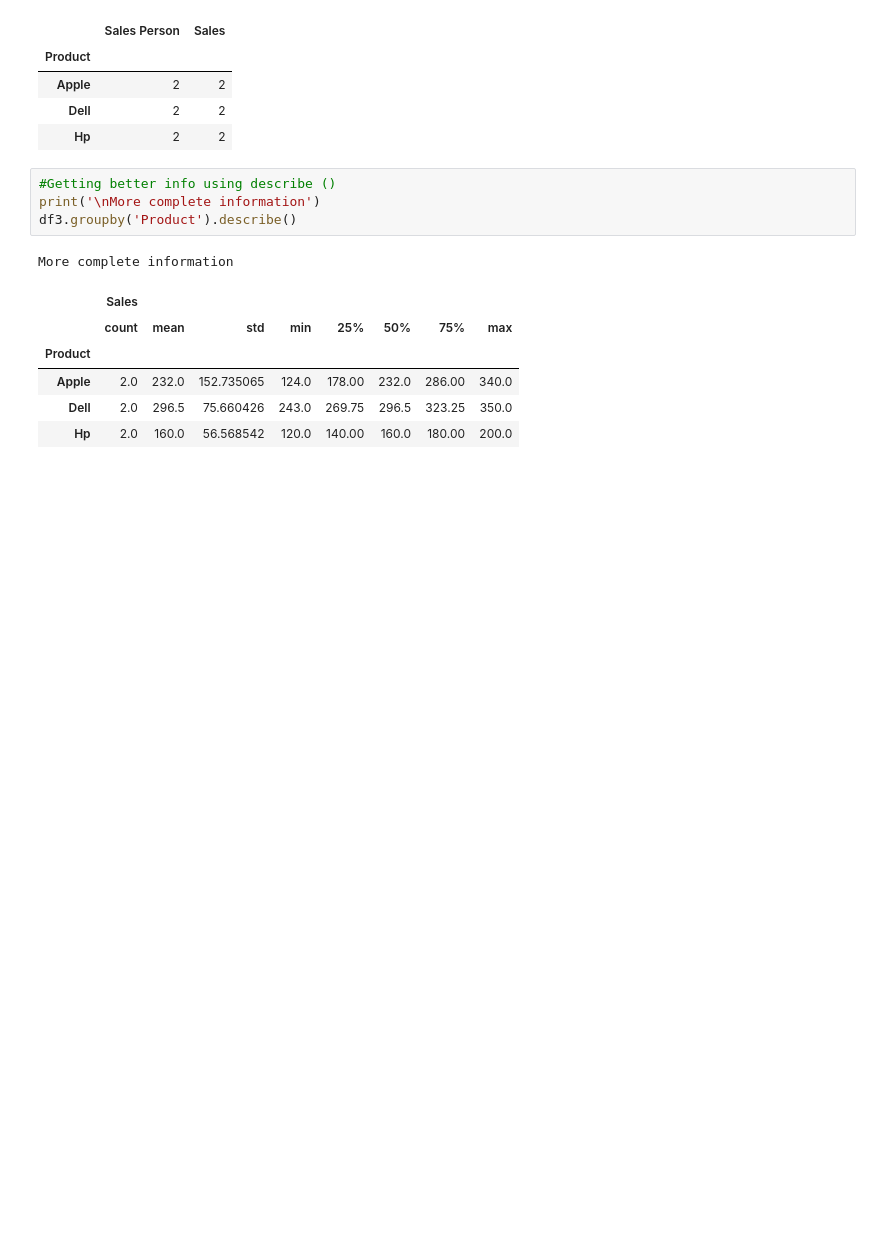
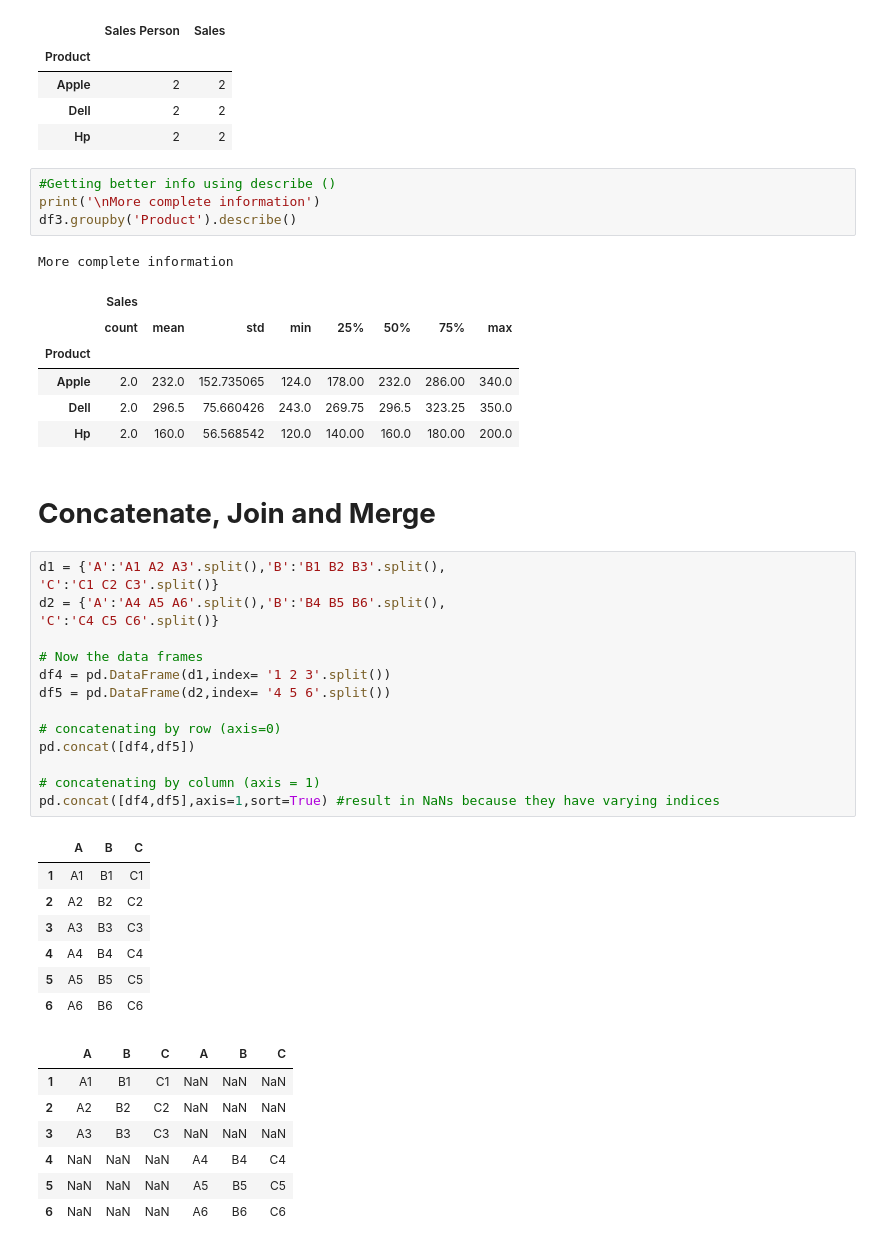
Before and after one commit to wellbg/Bibliotecas_python, a Jupyter notebook: Pandas.ipynb, the cells around one changed output. Drawn from its saved outputs; the diff is of its cells as text; blank space fills up the shorter version.

```diff
--- a/Pandas.ipynb
+++ b/Pandas.ipynb
@@ -582,3 +582,35 @@ More complete information
 | Apple | 2.0 | 232.0 | 152.735065 | 124.0 | 178.00 | 232.0 | 286.00 | 340.0 |
 | Dell | 2.0 | 296.5 | 75.660426 | 243.0 | 269.75 | 296.5 | 323.25 | 350.0 |
 | Hp | 2.0 | 160.0 | 56.568542 | 120.0 | 140.00 | 160.0 | 180.00 | 200.0 |
+# %% [markdown]
+# **Concatenate, Join and Merge**
+# %%
+d1 = {'A':'A1 A2 A3'.split(),'B':'B1 B2 B3'.split(),
+'C':'C1 C2 C3'.split()}
+d2 = {'A':'A4 A5 A6'.split(),'B':'B4 B5 B6'.split(),
+'C':'C4 C5 C6'.split()}
+
+# Now the data frames
+df4 = pd.DataFrame(d1,index= '1 2 3'.split())
+df5 = pd.DataFrame(d2,index= '4 5 6'.split())
+
+# concatenating by row (axis=0)
+pd.concat([df4,df5])
+
+# concatenating by column (axis = 1)
+pd.concat([df4,df5],axis=1,sort=True) #result in NaNs because they have varying indices
+# %% [output]
+|  | A | B | C |
+| 1 | A1 | B1 | C1 |
+| 2 | A2 | B2 | C2 |
+| 3 | A3 | B3 | C3 |
+| 4 | A4 | B4 | C4 |
+| 5 | A5 | B5 | C5 |
+| 6 | A6 | B6 | C6 |
+|  | A | B | C | A | B | C |
+| 1 | A1 | B1 | C1 | NaN | NaN | NaN |
+| 2 | A2 | B2 | C2 | NaN | NaN | NaN |
+| 3 | A3 | B3 | C3 | NaN | NaN | NaN |
+| 4 | NaN | NaN | NaN | A4 | B4 | C4 |
+| 5 | NaN | NaN | NaN | A5 | B5 | C5 |
+| 6 | NaN | NaN | NaN | A6 | B6 | C6 |
```
Also changed, not shown: parts of 7 cells of this notebook.
